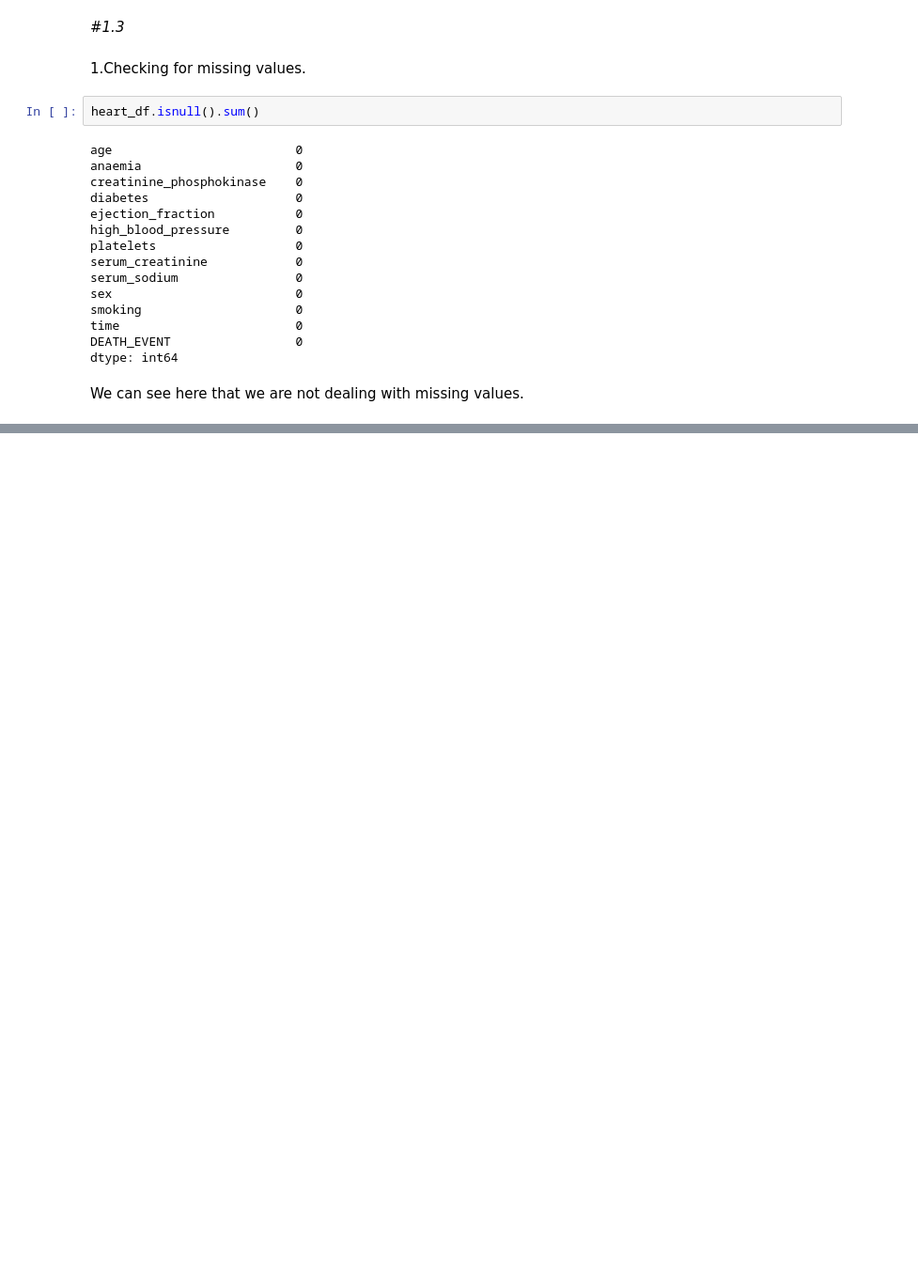
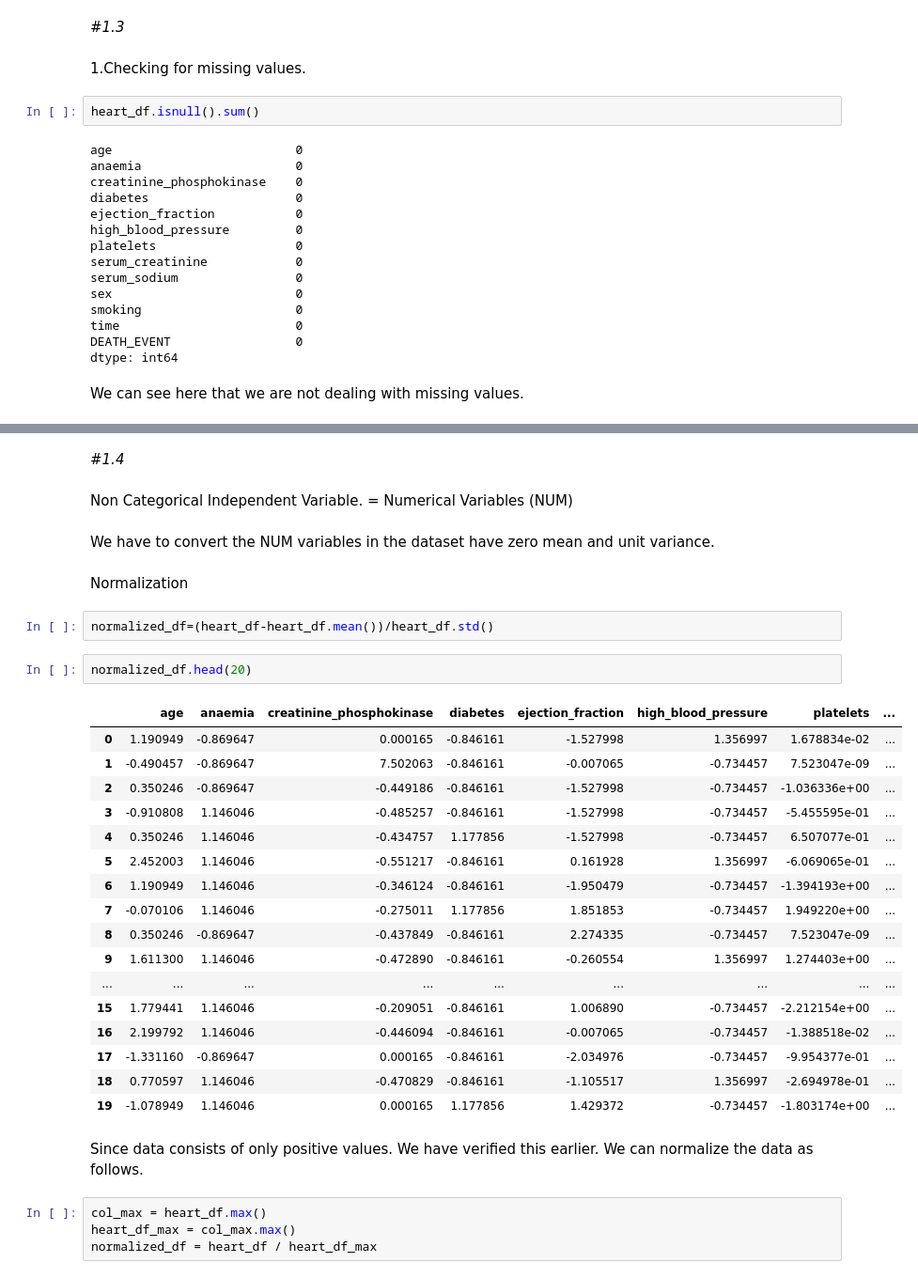
Before and after one commit to sdasmaha/Ml_Engineers_445, a Jupyter notebook: Heart_Notebook_Exercise1.ipynb, the cells around one changed output, grey strips where cells are left out. Shown at 94% size. Drawn from its saved outputs; the diff is of its cells as text; blank space fills up the shorter version.

```diff
--- a/Heart_Notebook_Exercise1.ipynb
+++ b/Heart_Notebook_Exercise1.ipynb
@@ -220,0 +362,36 @@ We Can Clearly see that there is no negative values!
+# %% [markdown]
+#*1.4*
+# %% [markdown]
+Non Categorical Independent Variable. = Numerical Variables (NUM)
+# %% [markdown]
+We have to convert the NUM variables in the dataset have zero mean and unit variance.
+# %% [markdown]
+Normalization
+# %%
+normalized_df=(heart_df-heart_df.mean())/heart_df.std()
+# %%
+normalized_df.head(20)
+# %% [output]
+|  | age | anaemia | creatinine_phosphokinase | diabetes | ejection_fraction | high_blood_pressure | platelets | ... |
+| 0 | 1.190949 | -0.869647 | 0.000165 | -0.846161 | -1.527998 | 1.356997 | 1.678834e-02 | ... |
+| 1 | -0.490457 | -0.869647 | 7.502063 | -0.846161 | -0.007065 | -0.734457 | 7.523047e-09 | ... |
+| 2 | 0.350246 | -0.869647 | -0.449186 | -0.846161 | -1.527998 | -0.734457 | -1.036336e+00 | ... |
+| 3 | -0.910808 | 1.146046 | -0.485257 | -0.846161 | -1.527998 | -0.734457 | -5.455595e-01 | ... |
+| 4 | 0.350246 | 1.146046 | -0.434757 | 1.177856 | -1.527998 | -0.734457 | 6.507077e-01 | ... |
+| 5 | 2.452003 | 1.146046 | -0.551217 | -0.846161 | 0.161928 | 1.356997 | -6.069065e-01 | ... |
+| 6 | 1.190949 | 1.146046 | -0.346124 | -0.846161 | -1.950479 | -0.734457 | -1.394193e+00 | ... |
+| 7 | -0.070106 | 1.146046 | -0.275011 | 1.177856 | 1.851853 | -0.734457 | 1.949220e+00 | ... |
+| 8 | 0.350246 | -0.869647 | -0.437849 | -0.846161 | 2.274335 | -0.734457 | 7.523047e-09 | ... |
+| 9 | 1.611300 | 1.146046 | -0.472890 | -0.846161 | -0.260554 | 1.356997 | 1.274403e+00 | ... |
+| ... | ... | ... | ... | ... | ... | ... | ... | ... |
+| 15 | 1.779441 | 1.146046 | -0.209051 | -0.846161 | 1.006890 | -0.734457 | -2.212154e+00 | ... |
+| 16 | 2.199792 | 1.146046 | -0.446094 | -0.846161 | -0.007065 | -0.734457 | -1.388518e-02 | ... |
+| 17 | -1.331160 | -0.869647 | 0.000165 | -0.846161 | -2.034976 | -0.734457 | -9.954377e-01 | ... |
+| 18 | 0.770597 | 1.146046 | -0.470829 | -0.846161 | -1.105517 | 1.356997 | -2.694978e-01 | ... |
+| 19 | -1.078949 | 1.146046 | 0.000165 | 1.177856 | 1.429372 | -0.734457 | -1.803174e+00 | ... |
+# %% [markdown]
+Since data consists of only positive values. We have verified this earlier. We can normalize the data as follows.
+# %%
+col_max = heart_df.max()
+heart_df_max = col_max.max()
+normalized_df = heart_df / heart_df_max
```
Also changed, not shown: parts of 25 cells of this notebook.
